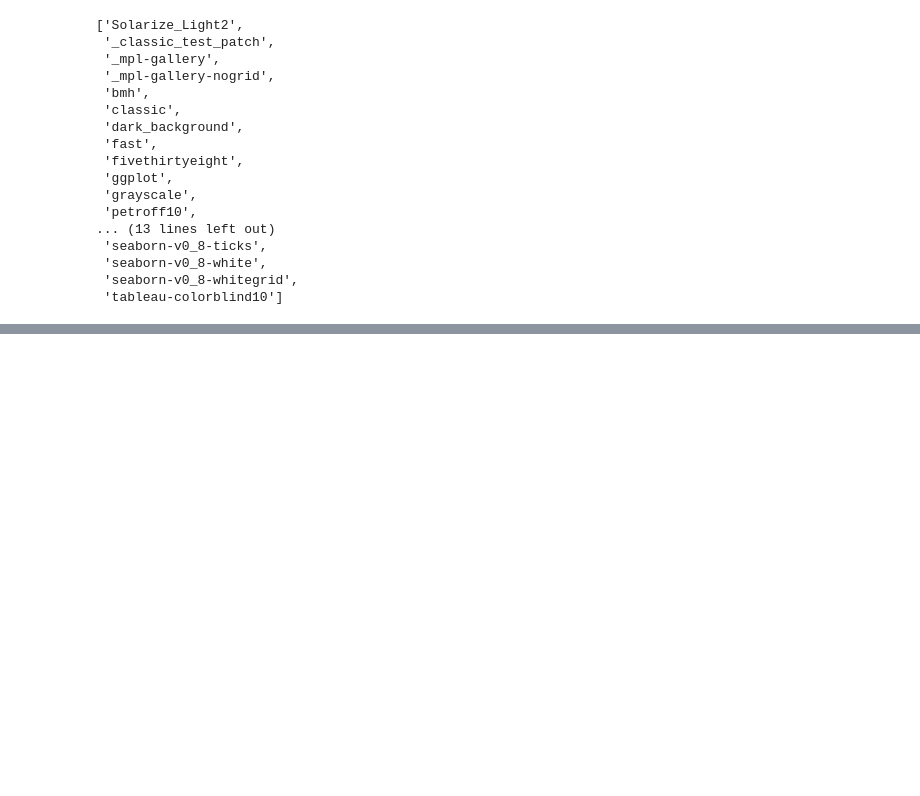
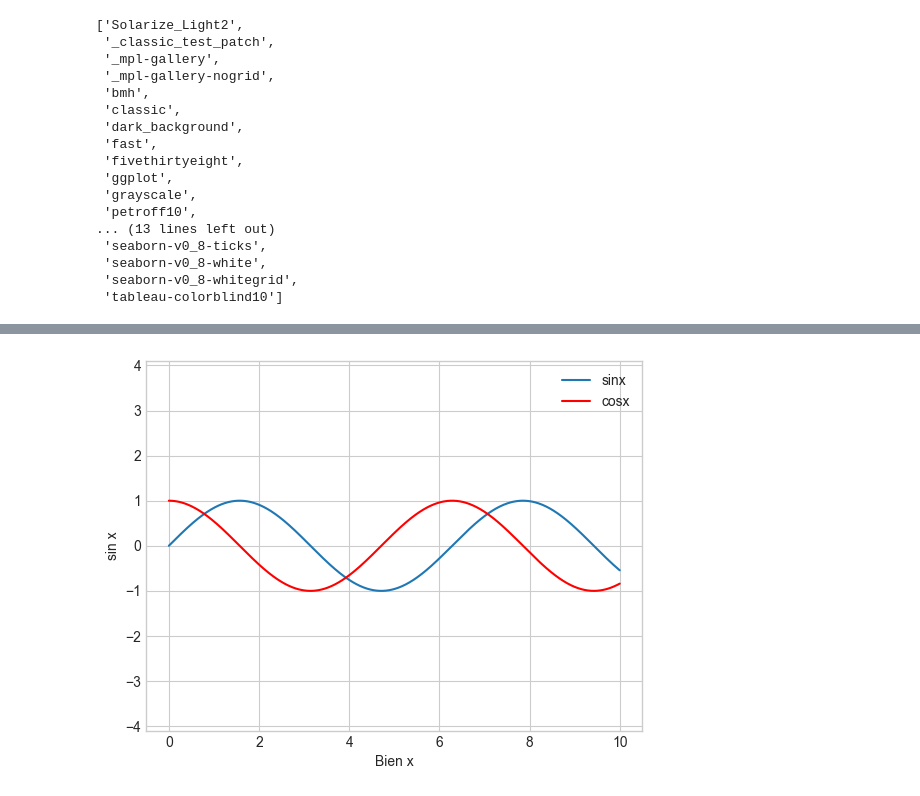
Before and after one commit to lqv221998-design/hoc_python, a Jupyter notebook: Data_Science/Matplotlib.ipynb, the cells around one changed output, grey strips where cells are left out. Cells and saved outputs as stored; diff of their text form; code cells hidden in the pictures; blank space fills up the shorter version.

```diff
--- a/Data_Science/Matplotlib.ipynb
+++ b/Data_Science/Matplotlib.ipynb
@@ -37,0 +38,3 @@ plt.plot(x, y,color = 'red');
+# %%
+x = np.linspace(0,10,1000)
+print(x)
@@ -37,0 +59,9 @@ plt.plot(x, y,color = 'red');
+# %%
+plt.plot(x,np.sin(x),label = "sinx");
+plt.xlabel('Bien x');
+plt.ylabel("sin x");
+plt.plot(x,np.cos(x),color = "red",label ='cosx');
+plt.legend();
+plt.axis("equal");
+# %% [output]
+[figure, added]
```
Also changed, not shown: parts of 8 cells of this notebook, 2 other files.
